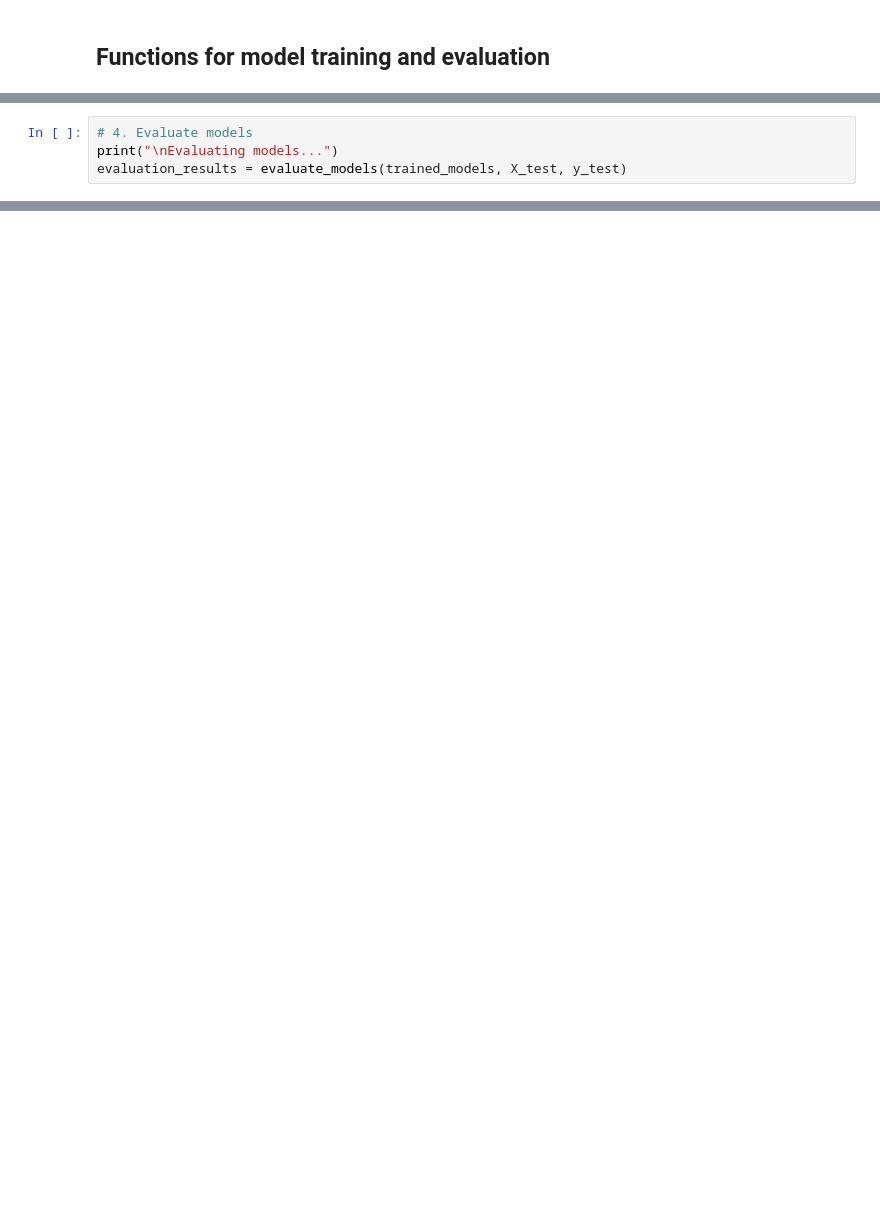
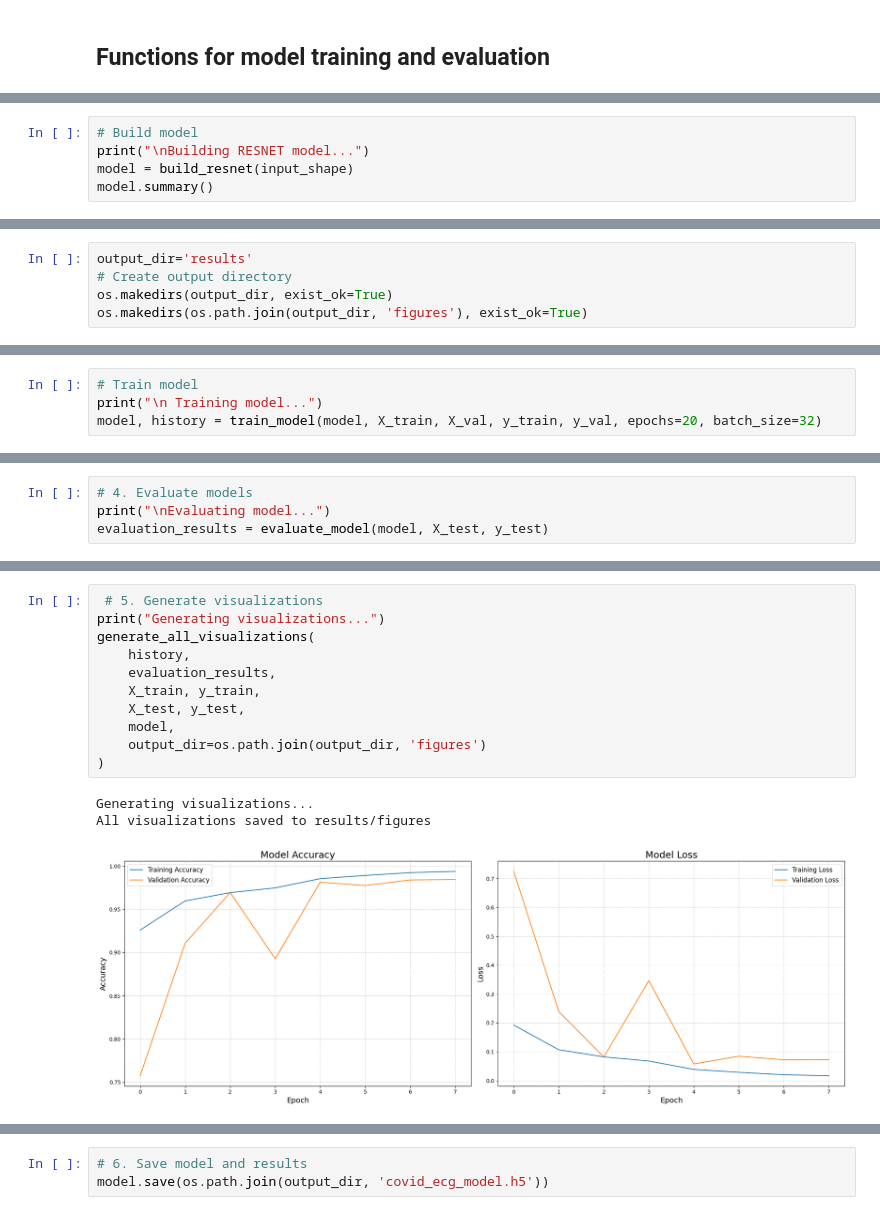
Before and after one commit to Imokut/projects, a Jupyter notebook: ECG signal prediction/resnet_and_autoencoder_model.ipynb, the cells around one changed output, grey strips where cells are left out. Drawn from its saved outputs; the diff is of its cells as text; blank space fills up the shorter version.

Commit message:
Kaggle Notebook | resnet.ipynb | Version 2

```diff
--- a/ECG signal prediction/resnet_and_autoencoder_model.ipynb
+++ b/ECG signal prediction/resnet_and_autoencoder_model.ipynb
@@ -532,0 +545,5 @@ Epoch 15/50
+# %%
+# Build model
+print("\nBuilding RESNET model...")
+model = build_resnet(input_shape)
+model.summary()
@@ -532,0 +573,5 @@ Epoch 15/50
+# %%
+output_dir='results'
+# Create output directory
+os.makedirs(output_dir, exist_ok=True)
+os.makedirs(os.path.join(output_dir, 'figures'), exist_ok=True)
@@ -532,0 +590,4 @@ Epoch 15/50
+# %%
+# Train model
+print("\n Training model...")
+model, history = train_model(model, X_train, X_val, y_train, y_val, epochs=20, batch_size=32)
@@ -533,4 +612,4 @@ Epoch 15/50
 # %%
 # 4. Evaluate models
-print("\nEvaluating models...")
-evaluation_results = evaluate_models(trained_models, X_test, y_test)
+print("\nEvaluating model...")
+evaluation_results = evaluate_model(model, X_test, y_test)
@@ -546,0 +647,15 @@ compare_models(evaluation_results)
+# %%
+ # 5. Generate visualizations
+print("Generating visualizations...")
+generate_all_visualizations(
+    history,
+    evaluation_results,
+    X_train, y_train,
+    X_test, y_test,
+    model,
+    output_dir=os.path.join(output_dir, 'figures')
+)
+# %% [output]
+Generating visualizations...
+All visualizations saved to results/figures
+[figure, added]
@@ -546,0 +667,3 @@ compare_models(evaluation_results)
+# %%
+# 6. Save model and results
+model.save(os.path.join(output_dir, 'covid_ecg_model.h5'))
```
Also changed, not shown: parts of 35 cells of this notebook.
